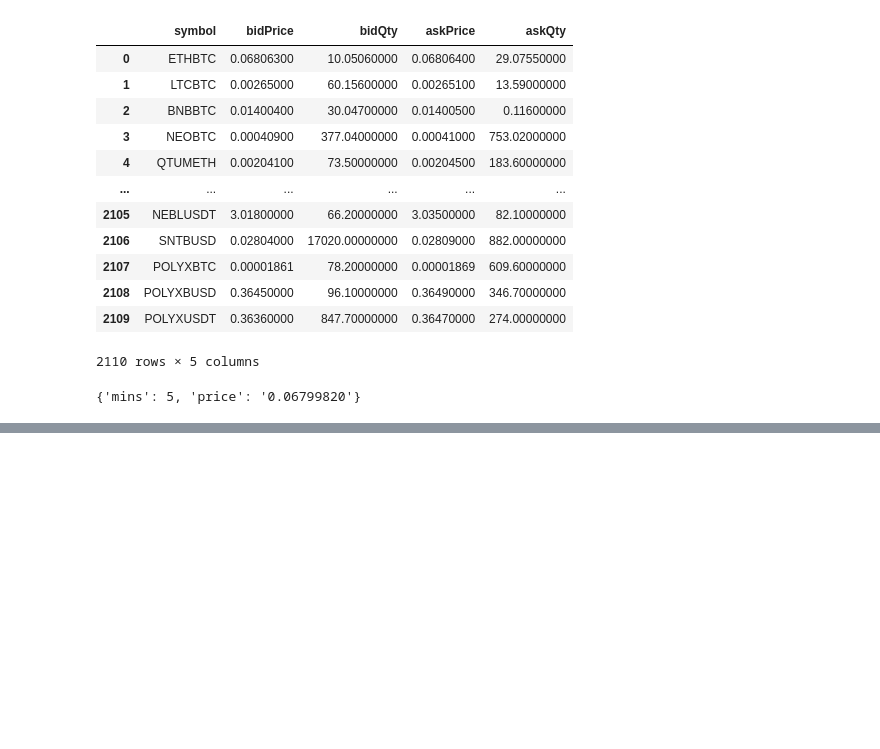
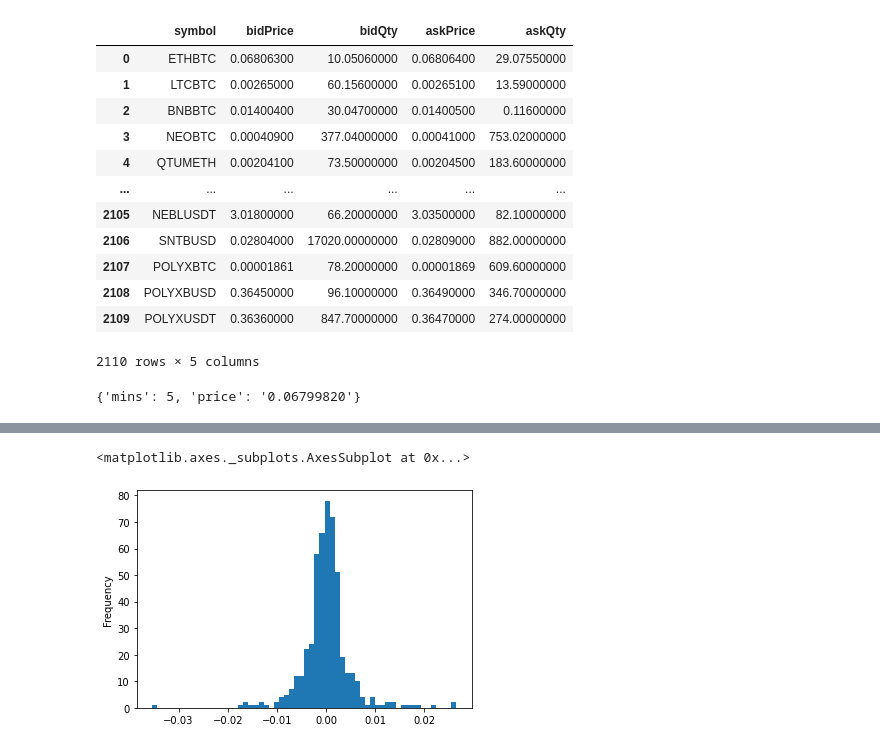
Before and after one commit to rcgrangeiro/MonitoRAR, a Jupyter notebook: Screening.ipynb, the cells around one changed output, grey strips where cells are left out. Saved outputs shown, nothing was run; the diff lists cells and outputs as text; code cells hidden in the pictures; blank space fills up the shorter version.

```diff
--- a/Screening.ipynb
+++ b/Screening.ipynb
@@ -118,0 +188,7 @@ btcbrl = client.get_klines(symbol = 'BTCBRL', interval = client.KLINE_INTERVAL_1
+# %%
+btc_df['retornos'] = btc_df['close'].pct_change()
+# %%
+btc_df['retornos'].plot.hist(bins = 60)
+# %% [output]
+<matplotlib.axes._subplots.AxesSubplot at 0x...>
+[figure, added]
```
Also changed, not shown: parts of 22 cells of this notebook.
